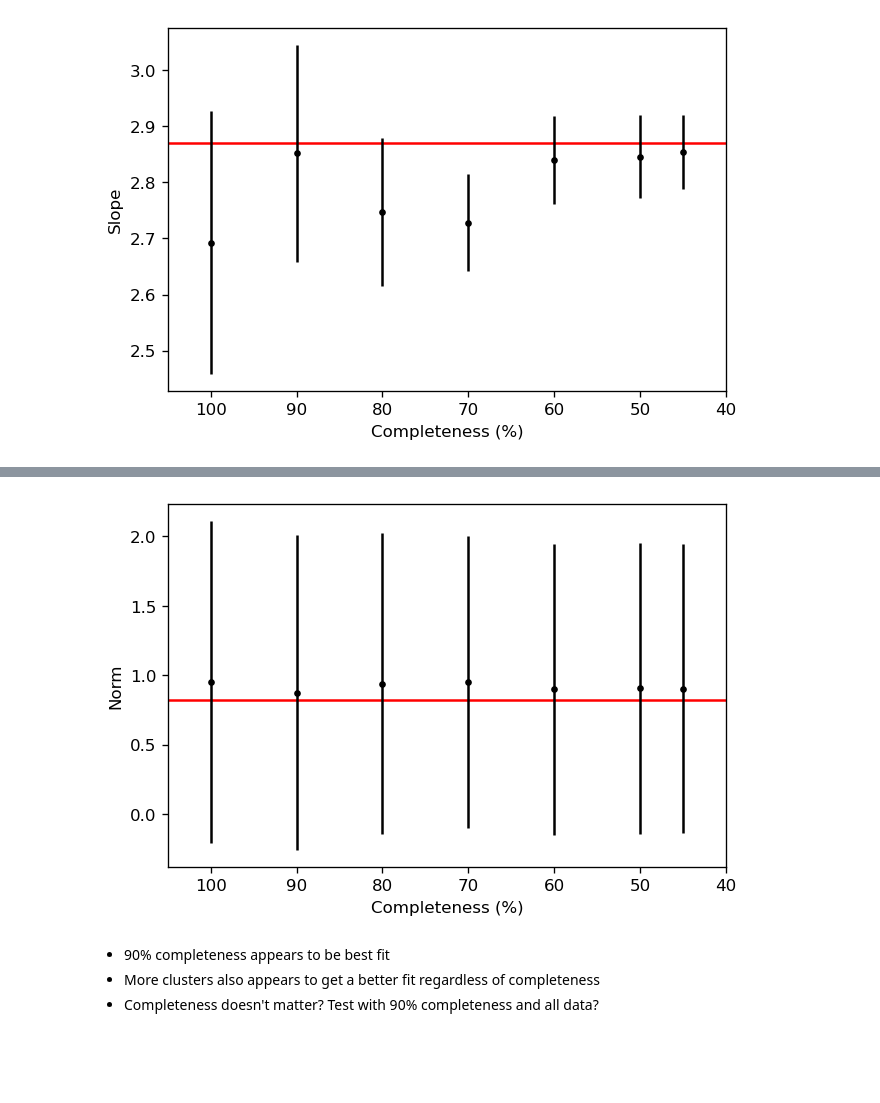
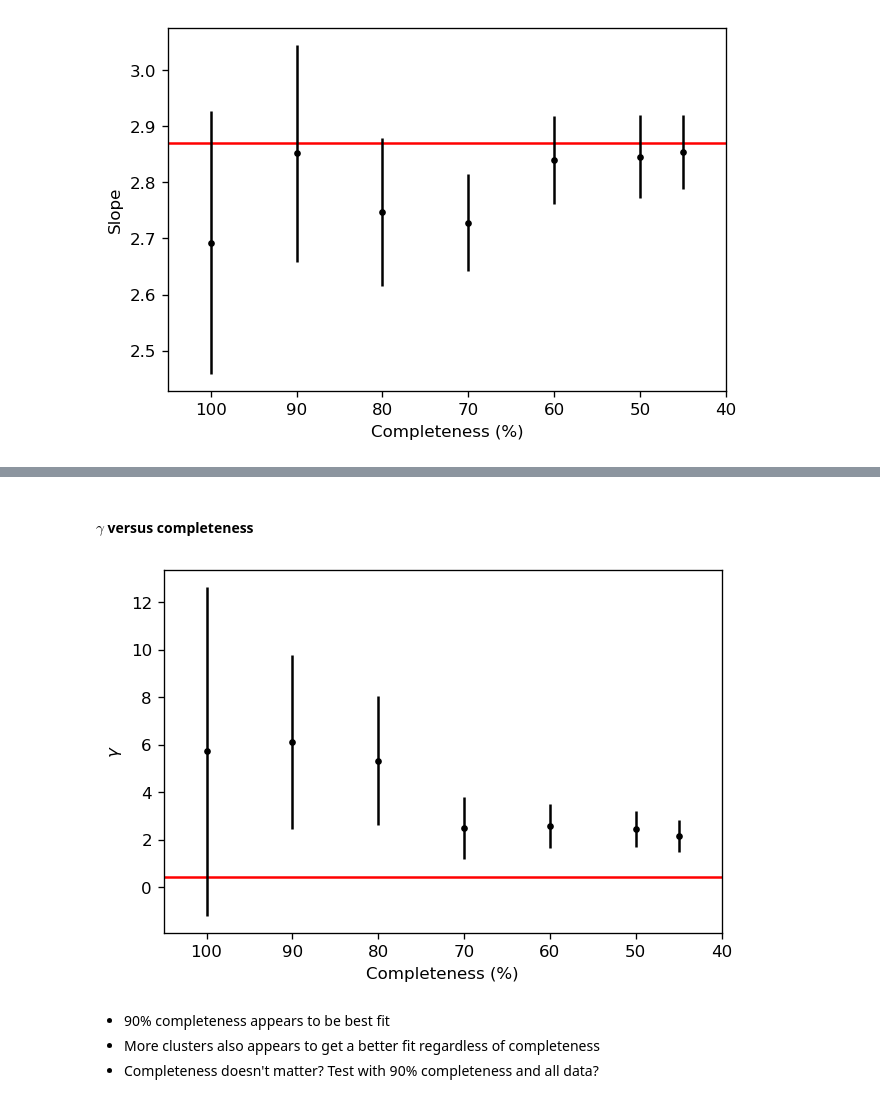
Before and after one commit to ryanduffy92/generate_cluster_sample, a Jupyter notebook: sample_generation.ipynb, the cells around one changed output, grey strips where cells are left out. Cells and saved outputs as stored; diff of their text form; code cells hidden in the pictures; blank space fills up the shorter version.

```diff
--- a/sample_generation.ipynb
+++ b/sample_generation.ipynb
@@ -422,3 +422,9 @@ norm_sigma = np.array([0.06456, 0.05522, 0.03479, 0.02229, 0.02044, 0.019219, 0.
 
 slope = np.array([2.69229, 2.85162, 2.74697, 2.72791, 2.83947, 2.8450, 2.8538])
 slope_sigma = np.array([0.23405, 0.19316, 0.13091, 0.08641, 0.07890, 0.073912, 0.065695])
+
+scatter = np.array([0.12224, 0.11999, 0.11939, 0.10587, 0.10590, 0.1038, 0.1017])
+scatter_sigma = np.array([0.02133, 0.01754, 0.01501, 0.01066, 0.01003, 0.009703, 0.009376])
+
+evolution = np.array([5.70773, 6.11331, 5.31746, 2.49349, 2.5558, 2.44535, 2.14334])
+evolution_sigma = np.array([6.93508, 3.65477, 2.70815, 1.29757, 0.923857, 0.757043, 0.681132])
@@ -434,12 +466,14 @@ plt.show()
+# %% [markdown]
+#### $\gamma$ versus completeness
 # %%
-plt.errorbar(completeness, np.power(10, norm), yerr=np.power(10, norm_sigma), linestyle='', color='k', marker='.', zorder=20)
+plt.errorbar(completeness, evolution, yerr=evolution_sigma, linestyle='', color='k', marker='.', zorder=20)
 plt.xlim([105, 40])
-plt.axhline(0.82, color='red')
+plt.axhline(0.42, color='red')
 plt.xlabel('Completeness (%)')
-plt.ylabel('Norm')
+plt.ylabel(r'$\gamma$')
 plt.show()
 # %% [output]
-[figure, old version]
+[figure, new version]
 # %% [markdown]
 * 90% completeness appears to be best fit
 * More clusters also appears to get a better fit regardless of completeness
```
Also changed, not shown: parts of 21 cells of this notebook, 1 other file.
